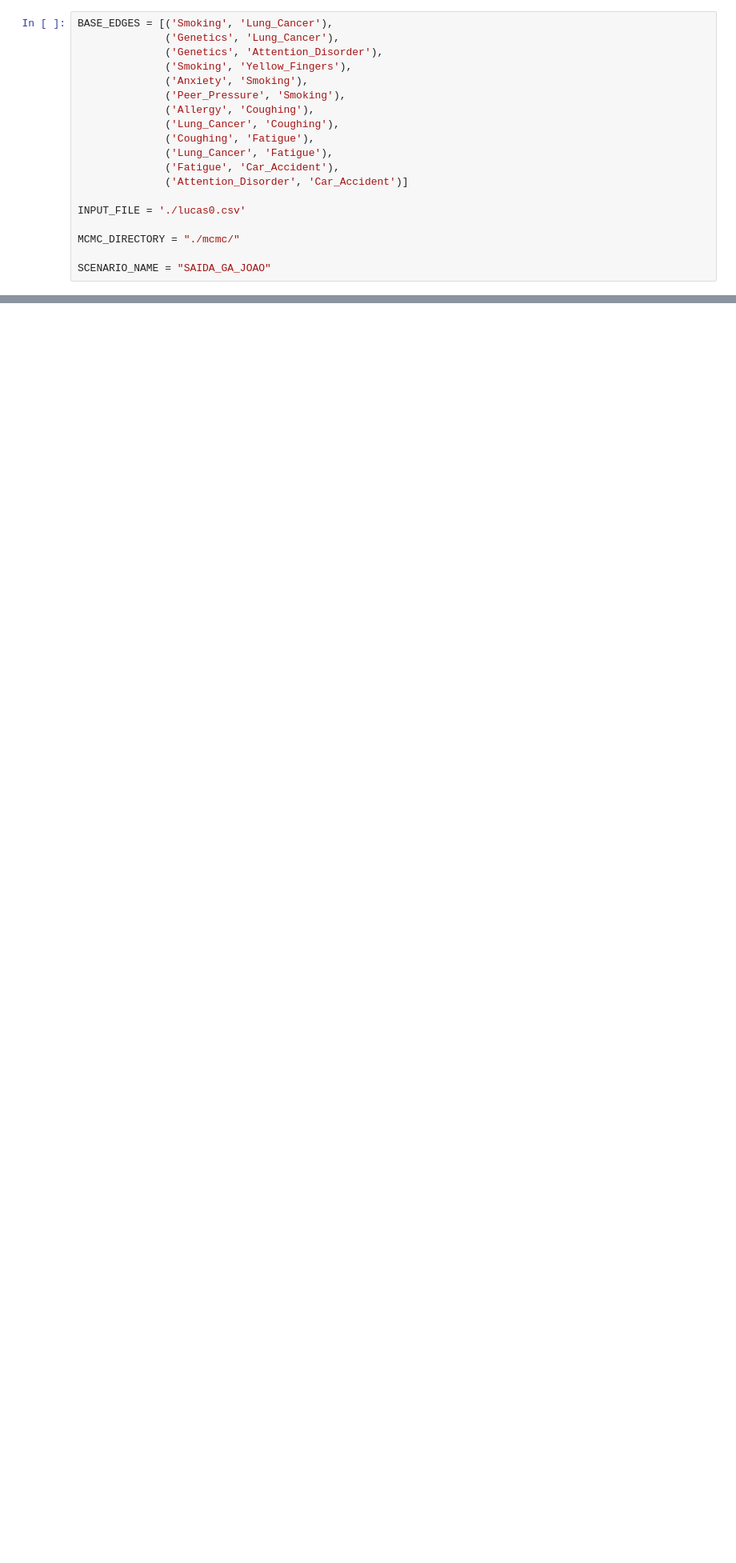
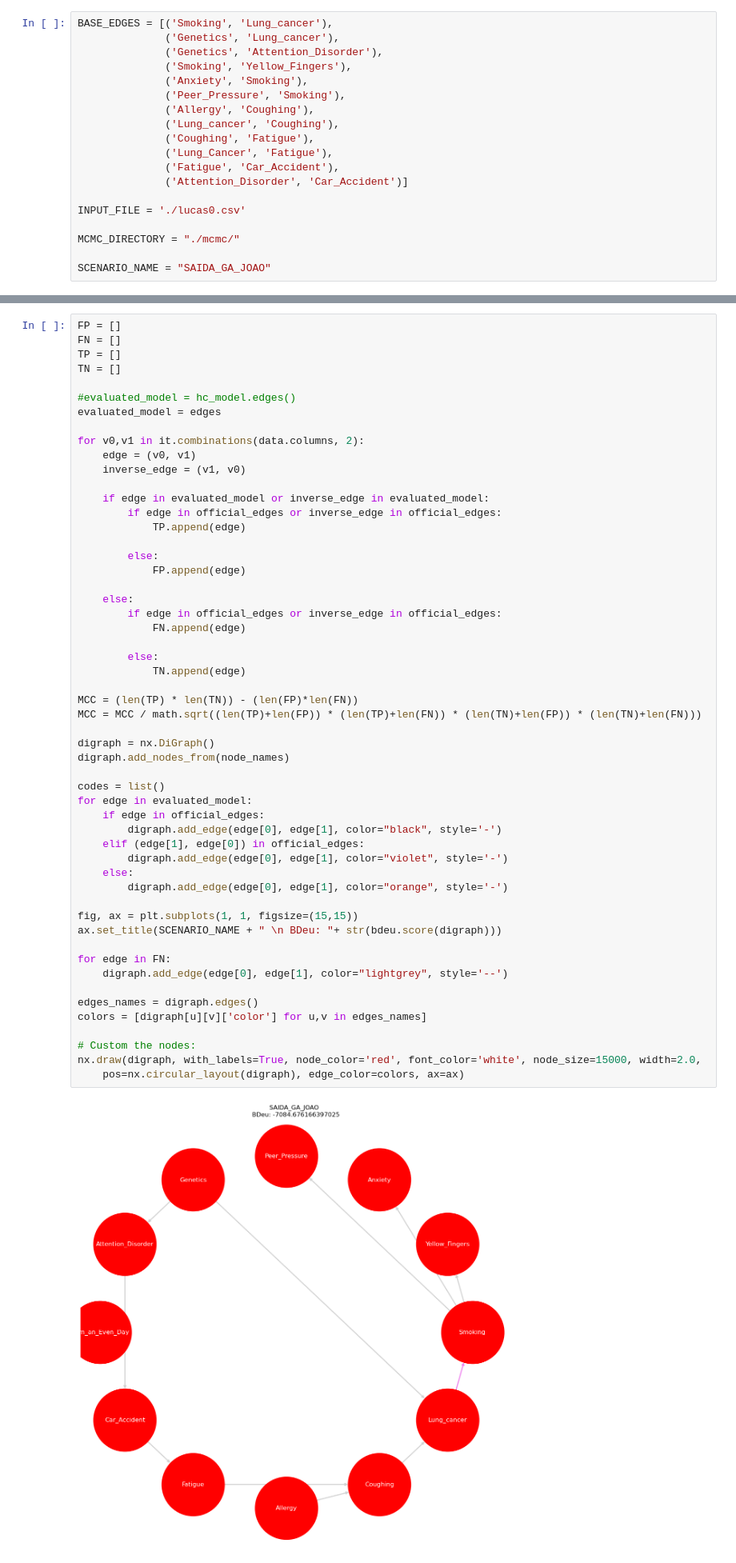
Before and after one commit to vbob/MCMC4BN, a Jupyter notebook: Example/sono/plot.ipynb, the cells around one changed output, grey strips where cells are left out. Shown: that part at 80% size. Drawn from its saved outputs; the diff is of its cells as text; blank space fills up the shorter version.

```diff
--- a/Example/sono/plot.ipynb
+++ b/Example/sono/plot.ipynb
@@ -27,14 +27,14 @@ import itertools as it
 
 %matplotlib inline
 # %%
-BASE_EDGES = [('Smoking', 'Lung_Cancer'),
-              ('Genetics', 'Lung_Cancer'),
+BASE_EDGES = [('Smoking', 'Lung_cancer'),
+              ('Genetics', 'Lung_cancer'),
               ('Genetics', 'Attention_Disorder'),
               ('Smoking', 'Yellow_Fingers'),
               ('Anxiety', 'Smoking'),
               ('Peer_Pressure', 'Smoking'),
               ('Allergy', 'Coughing'),
-              ('Lung_Cancer', 'Coughing'),
+              ('Lung_cancer', 'Coughing'),
               ('Coughing', 'Fatigue'),
               ('Lung_Cancer', 'Fatigue'),
               ('Fatigue', 'Car_Accident'),
@@ -116,0 +127,56 @@ EOFError: Ran out of input
+# %%
+FP = []
+FN = []
+TP = []
+TN = []
+
+#evaluated_model = hc_model.edges()
+evaluated_model = edges
+
+for v0,v1 in it.combinations(data.columns, 2):
+    edge = (v0, v1)
+    inverse_edge = (v1, v0)
+
+    if edge in evaluated_model or inverse_edge in evaluated_model:
+        if edge in official_edges or inverse_edge in official_edges:
+            TP.append(edge)
+
+        else:
+            FP.append(edge)
+
+    else:
+        if edge in official_edges or inverse_edge in official_edges:
+            FN.append(edge)
+
+        else:
+            TN.append(edge)
+
+MCC = (len(TP) * len(TN)) - (len(FP)*len(FN))
+MCC = MCC / math.sqrt((len(TP)+len(FP)) * (len(TP)+len(FN)) * (len(TN)+len(FP)) * (len(TN)+len(FN)))
+
+digraph = nx.DiGraph()
+digraph.add_nodes_from(node_names)
+
+codes = list()
+for edge in evaluated_model:
+    if edge in official_edges:
+        digraph.add_edge(edge[0], edge[1], color="black", style='-')
+    elif (edge[1], edge[0]) in official_edges:
+        digraph.add_edge(edge[0], edge[1], color="violet", style='-')
+    else:
+        digraph.add_edge(edge[0], edge[1], color="orange", style='-')
+
+fig, ax = plt.subplots(1, 1, figsize=(15,15))
+ax.set_title(SCENARIO_NAME + " \n BDeu: "+ str(bdeu.score(digraph)))
+
+for edge in FN:
+    digraph.add_edge(edge[0], edge[1], color="lightgrey", style='--')
+
+edges_names = digraph.edges()
+colors = [digraph[u][v]['color'] for u,v in edges_names]
+
+# Custom the nodes:
+nx.draw(digraph, with_labels=True, node_color='red', font_color='white', node_size=15000, width=2.0,
+    pos=nx.circular_layout(digraph), edge_color=colors, ax=ax)
+# %% [output]
+[figure, added]
```
Also changed, not shown: parts of 3 cells of this notebook, 3 other files.
